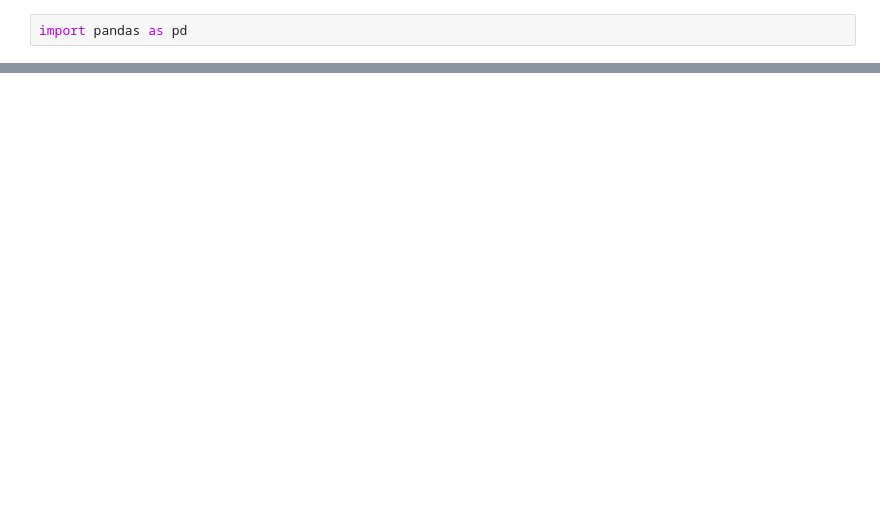
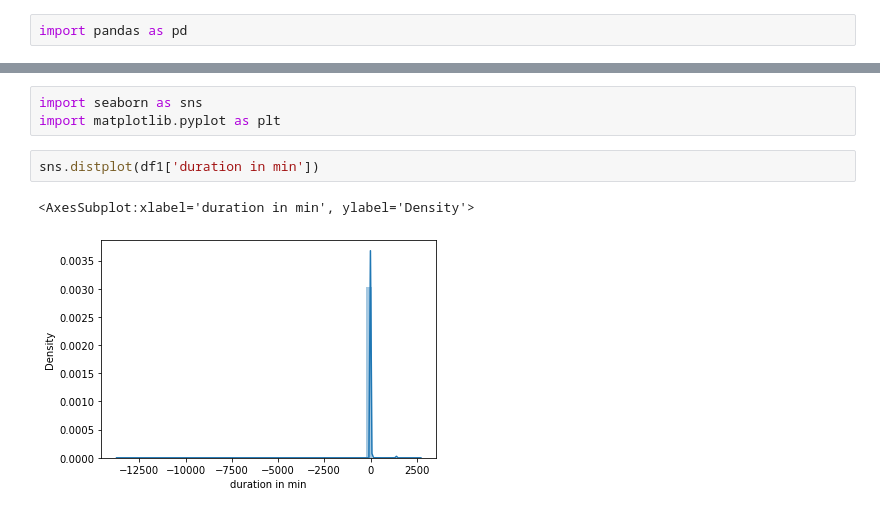
Before and after one commit to Chaima00/mlops-zoomcamp, a Jupyter notebook: 1-Intro/Homework.ipynb, the cells around one changed output, grey strips where cells are left out. Cells and saved outputs as stored; diff of their text form; blank space fills up the shorter version.

```diff
--- a/1-Intro/Homework.ipynb
+++ b/1-Intro/Homework.ipynb
@@ -4,0 +77,8 @@ df = pd.read_parquet('https://d37ci6vzurychx.cloudfront.net/trip-data/yellow_tri
+# %%
+import seaborn as sns
+import matplotlib.pyplot as plt
+# %%
+sns.distplot(df1['duration in min'])
+# %% [output]
+<AxesSubplot:xlabel='duration in min', ylabel='Density'>
+[figure, added]
```
Also changed, not shown: parts of 42 cells of this notebook, 1 other file.
